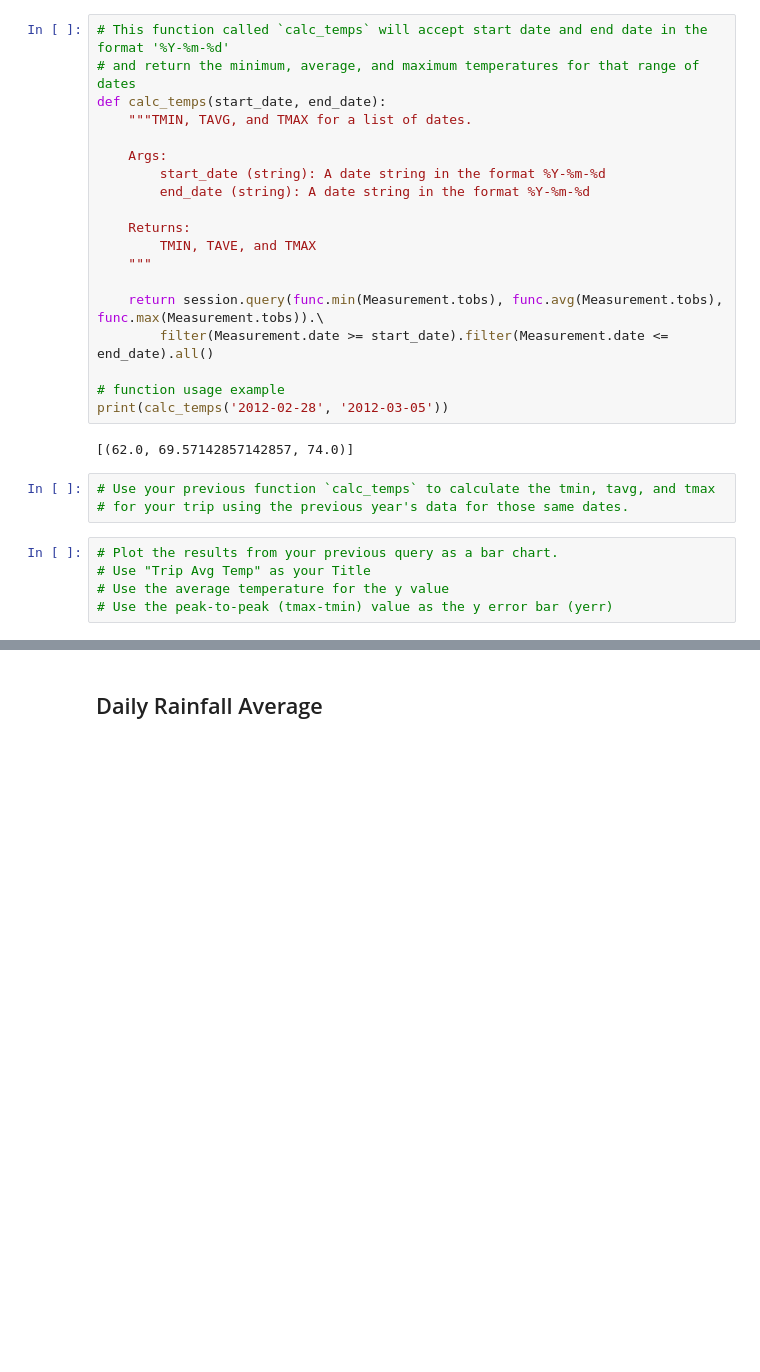
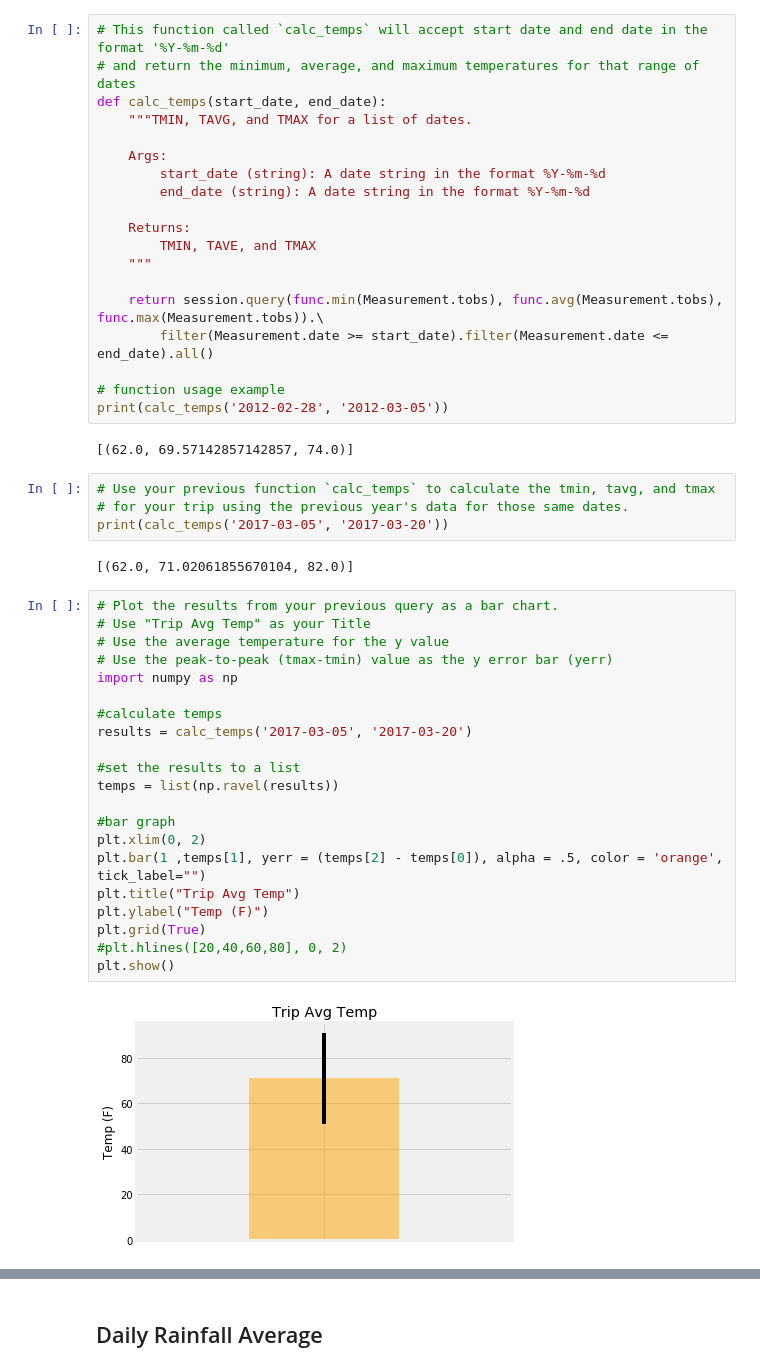
Before and after one commit to bendgame/Eric_klep_hw10, a Jupyter notebook: Eric_kleppen_hw10.ipynb, the cells around one changed output, grey strips where cells are left out. Cells and saved outputs as stored; diff of their text form; blank space fills up the shorter version.

```diff
--- a/Eric_kleppen_hw10.ipynb
+++ b/Eric_kleppen_hw10.ipynb
@@ -193,11 +200,32 @@ print(calc_temps('2012-02-28', '2012-03-05'))
 # %%
 # Use your previous function `calc_temps` to calculate the tmin, tavg, and tmax
 # for your trip using the previous year's data for those same dates.
+print(calc_temps('2017-03-05', '2017-03-20'))
+# %% [output]
+[(62.0, 71.02061855670104, 82.0)]
 # %%
 # Plot the results from your previous query as a bar chart.
 # Use "Trip Avg Temp" as your Title
 # Use the average temperature for the y value
 # Use the peak-to-peak (tmax-tmin) value as the y error bar (yerr)
+import numpy as np
+
+#calculate temps
+results = calc_temps('2017-03-05', '2017-03-20')
+
+#set the results to a list
+temps = list(np.ravel(results))
+
+#bar graph
+plt.xlim(0, 2)
+plt.bar(1 ,temps[1], yerr = (temps[2] - temps[0]), alpha = .5, color = 'orange', tick_label="")
+plt.title("Trip Avg Temp")
+plt.ylabel("Temp (F)")
+plt.grid(True)
+#plt.hlines([20,40,60,80], 0, 2)
+plt.show()
+# %% [output]
+[figure, added]
 # %%
 # Calculate the total amount of rainfall per weather station for your trip dates using the previous year's matching dates.
 # Sort this in descending order by precipitation amount and list the station, name, latitude, longitude, and elevation
```
Also changed, not shown: parts of 3 cells of this notebook.
